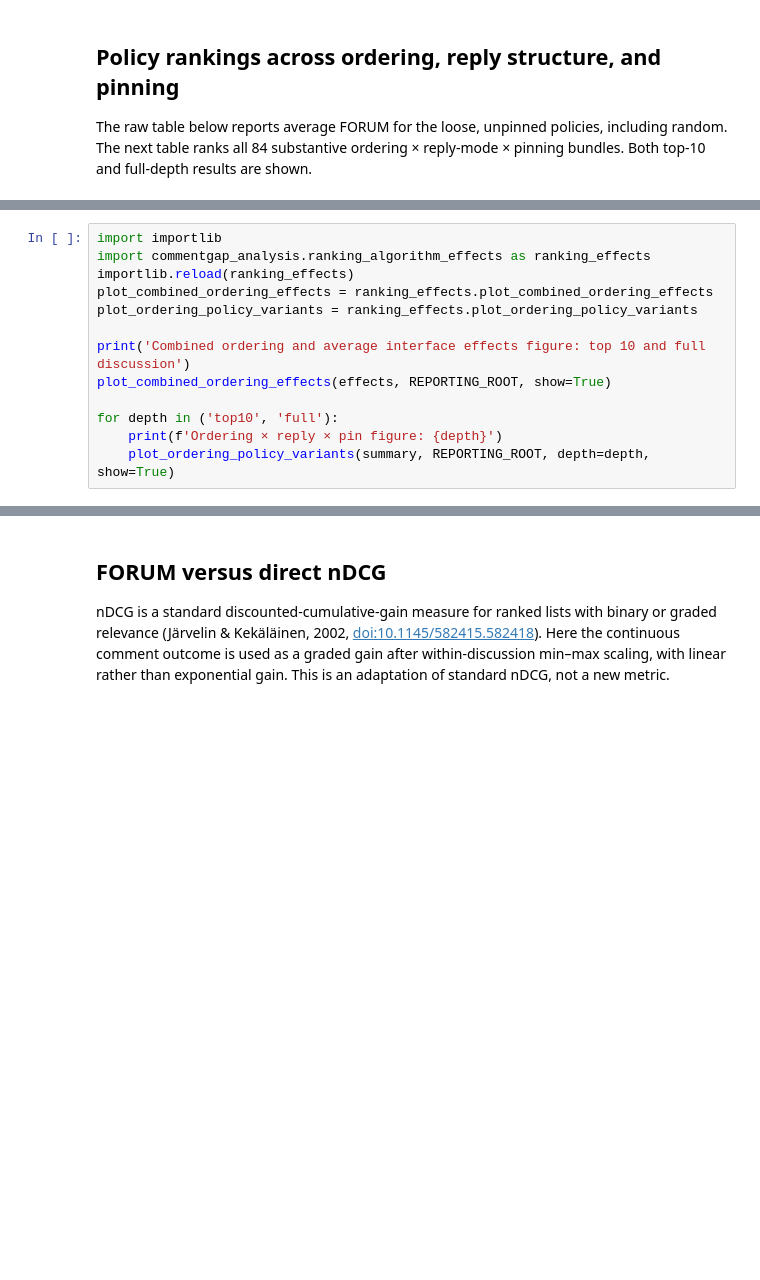
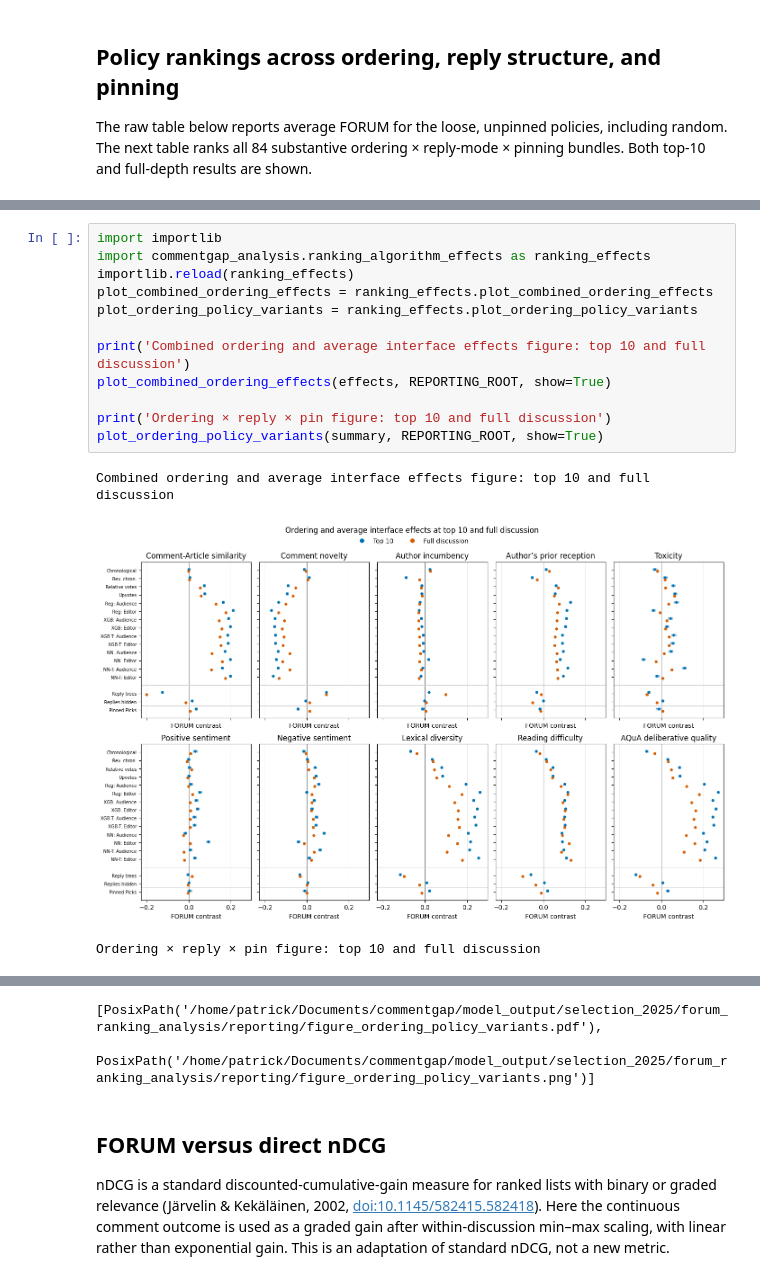
Before and after one commit to dornleiten/commentgap, a Jupyter notebook: 11_ranking_algorithm_effects.ipynb, the cells around one changed output, grey strips where cells are left out. Saved outputs shown, nothing was run; the diff lists cells and outputs as text; blank space fills up the shorter version.

Commit message:
Refine publication reporting, diagnostics, and analysis figures

```diff
--- a/11_ranking_algorithm_effects.ipynb
+++ b/11_ranking_algorithm_effects.ipynb
@@ -104,13 +203,16 @@ for depth in ('top10', 'full'):
 # %%
 import importlib
 import commentgap_analysis.ranking_algorithm_effects as ranking_effects
 importlib.reload(ranking_effects)
 plot_combined_ordering_effects = ranking_effects.plot_combined_ordering_effects
 plot_ordering_policy_variants = ranking_effects.plot_ordering_policy_variants
 
 print('Combined ordering and average interface effects figure: top 10 and full discussion')
 plot_combined_ordering_effects(effects, REPORTING_ROOT, show=True)
 
-for depth in ('top10', 'full'):
-    print(f'Ordering × reply × pin figure: {depth}')
-    plot_ordering_policy_variants(summary, REPORTING_ROOT, depth=depth, show=True)
+print('Ordering × reply × pin figure: top 10 and full discussion')
+plot_ordering_policy_variants(summary, REPORTING_ROOT, show=True)
+# %% [output]
+Combined ordering and average interface effects figure: top 10 and full discussion
+[figure, added]
+Ordering × reply × pin figure: top 10 and full discussion
@@ -117,3 +220,5 @@ for depth in ('top10', 'full'):
+[PosixPath('/home/patrick/Documents/commentgap/model_output/selection_2025/forum_ranking_analysis/reporting/figure_ordering_policy_variants.pdf'),
+ PosixPath('/home/patrick/Documents/commentgap/model_output/selection_2025/forum_ranking_analysis/reporting/figure_ordering_policy_variants.png')]
 # %% [markdown]
 ## FORUM versus direct nDCG
 
```
Also changed, not shown: parts of 7 cells of this notebook, 18 other files.
